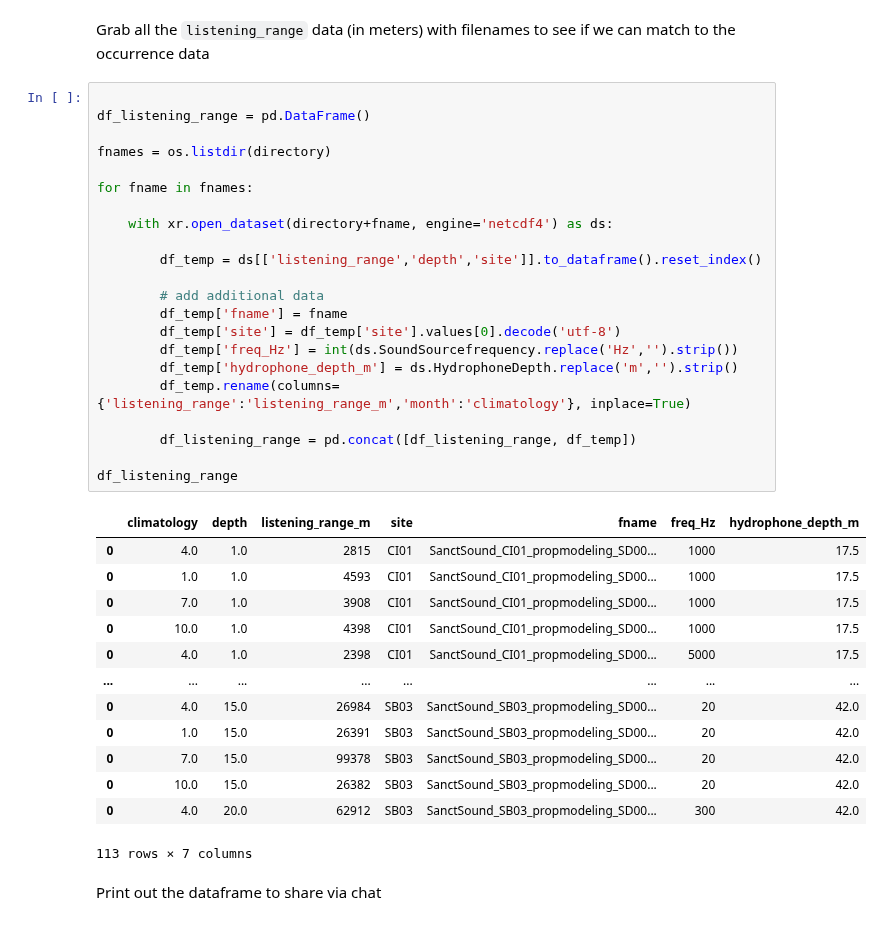
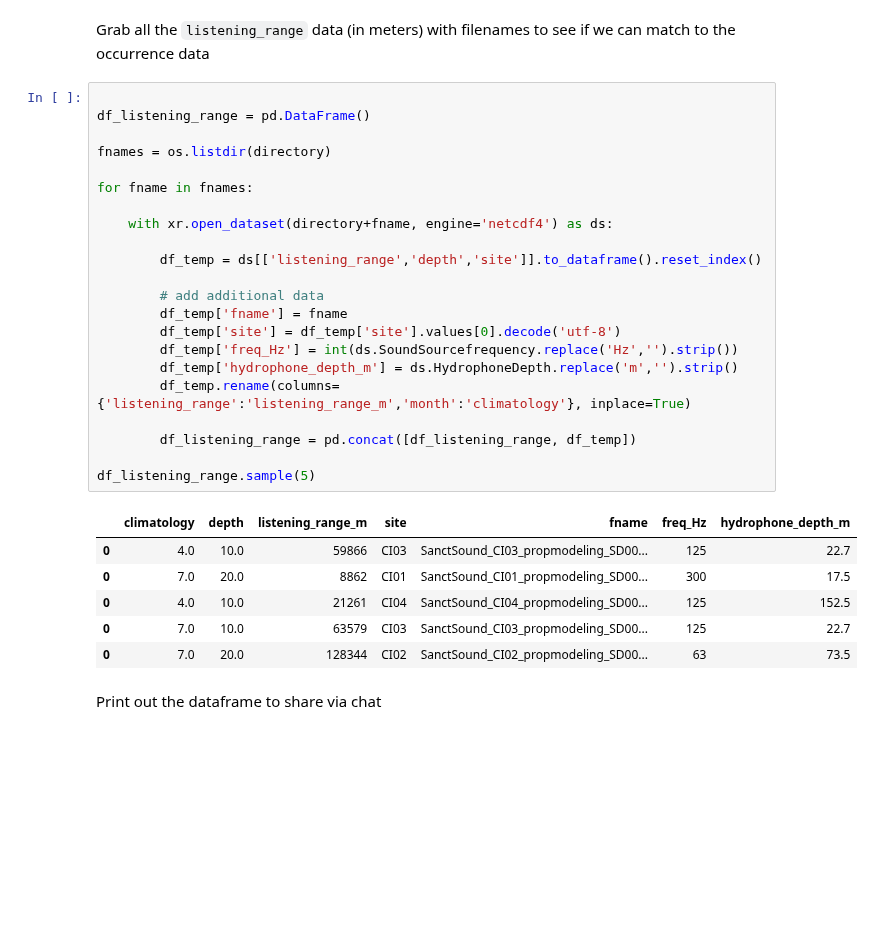
Before and after one commit to ioos/bio_data_guide, a Jupyter notebook: datasets/SanctSound/sound_propagation_processing.ipynb, the cells around one changed output. Drawn from its saved outputs; the diff is of its cells as text; blank space fills up the shorter version.

```diff
--- a/datasets/SanctSound/sound_propagation_processing.ipynb
+++ b/datasets/SanctSound/sound_propagation_processing.ipynb
@@ -205,39 +201,32 @@ Grab all the `listening_range` data (in meters) with filenames to see if we can
 # %%
 
 df_listening_range = pd.DataFrame()
 
 fnames = os.listdir(directory)
 
 for fname in fnames:
 
     with xr.open_dataset(directory+fname, engine='netcdf4') as ds:
 
         df_temp = ds[['listening_range','depth','site']].to_dataframe().reset_index()
 
         # add additional data
         df_temp['fname'] = fname
         df_temp['site'] = df_temp['site'].values[0].decode('utf-8')
         df_temp['freq_Hz'] = int(ds.SoundSourcefrequency.replace('Hz','').strip())
         df_temp['hydrophone_depth_m'] = ds.HydrophoneDepth.replace('m','').strip()
         df_temp.rename(columns={'listening_range':'listening_range_m','month':'climatology'}, inplace=True)
 
         df_listening_range = pd.concat([df_listening_range, df_temp])
 
-df_listening_range
+df_listening_range.sample(5)
 # %% [output]
 |  | climatology | depth | listening_range_m | site | fname | freq_Hz | hydrophone_depth_m |
-| 0 | 4.0 | 1.0 | 2815 | CI01 | SanctSound_CI01_propmodeling_SD00... | 1000 | 17.5 |
-| 0 | 1.0 | 1.0 | 4593 | CI01 | SanctSound_CI01_propmodeling_SD00... | 1000 | 17.5 |
-| 0 | 7.0 | 1.0 | 3908 | CI01 | SanctSound_CI01_propmodeling_SD00... | 1000 | 17.5 |
-| 0 | 10.0 | 1.0 | 4398 | CI01 | SanctSound_CI01_propmodeling_SD00... | 1000 | 17.5 |
-| 0 | 4.0 | 1.0 | 2398 | CI01 | SanctSound_CI01_propmodeling_SD00... | 5000 | 17.5 |
-| ... | ... | ... | ... | ... | ... | ... | ... |
-| 0 | 4.0 | 15.0 | 26984 | SB03 | SanctSound_SB03_propmodeling_SD00... | 20 | 42.0 |
-| 0 | 1.0 | 15.0 | 26391 | SB03 | SanctSound_SB03_propmodeling_SD00... | 20 | 42.0 |
-| 0 | 7.0 | 15.0 | 99378 | SB03 | SanctSound_SB03_propmodeling_SD00... | 20 | 42.0 |
-| 0 | 10.0 | 15.0 | 26382 | SB03 | SanctSound_SB03_propmodeling_SD00... | 20 | 42.0 |
-| 0 | 4.0 | 20.0 | 62912 | SB03 | SanctSound_SB03_propmodeling_SD00... | 300 | 42.0 |
+| 0 | 4.0 | 10.0 | 59866 | CI03 | SanctSound_CI03_propmodeling_SD00... | 125 | 22.7 |
+| 0 | 7.0 | 20.0 | 8862 | CI01 | SanctSound_CI01_propmodeling_SD00... | 300 | 17.5 |
+| 0 | 4.0 | 10.0 | 21261 | CI04 | SanctSound_CI04_propmodeling_SD00... | 125 | 152.5 |
+| 0 | 7.0 | 10.0 | 63579 | CI03 | SanctSound_CI03_propmodeling_SD00... | 125 | 22.7 |
+| 0 | 7.0 | 20.0 | 128344 | CI02 | SanctSound_CI02_propmodeling_SD00... | 63 | 73.5 |
-113 rows × 7 columns
 # %% [markdown]
 Print out the dataframe to share via chat
 # %%
```
Also changed, not shown: parts of 12 cells of this notebook.
